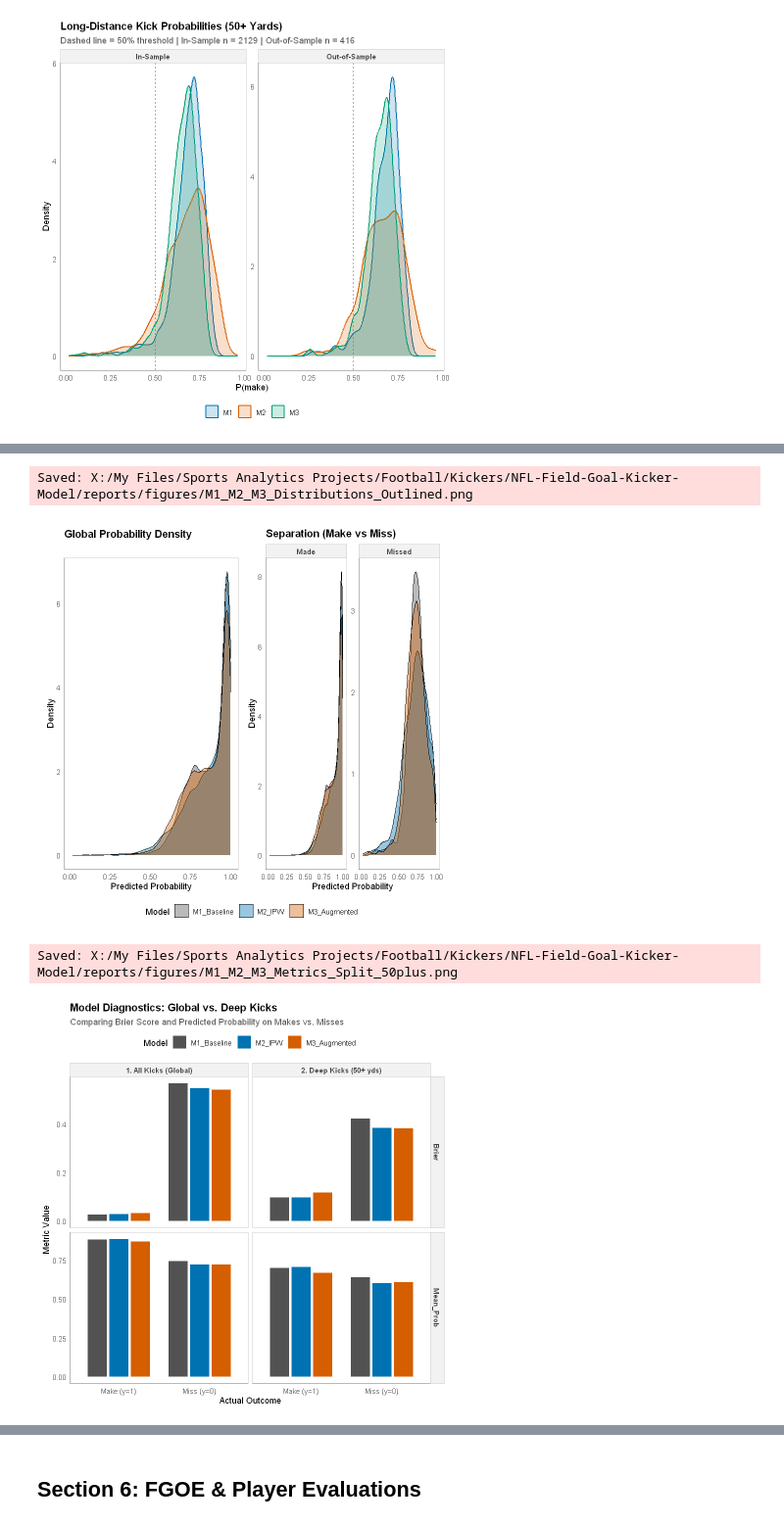
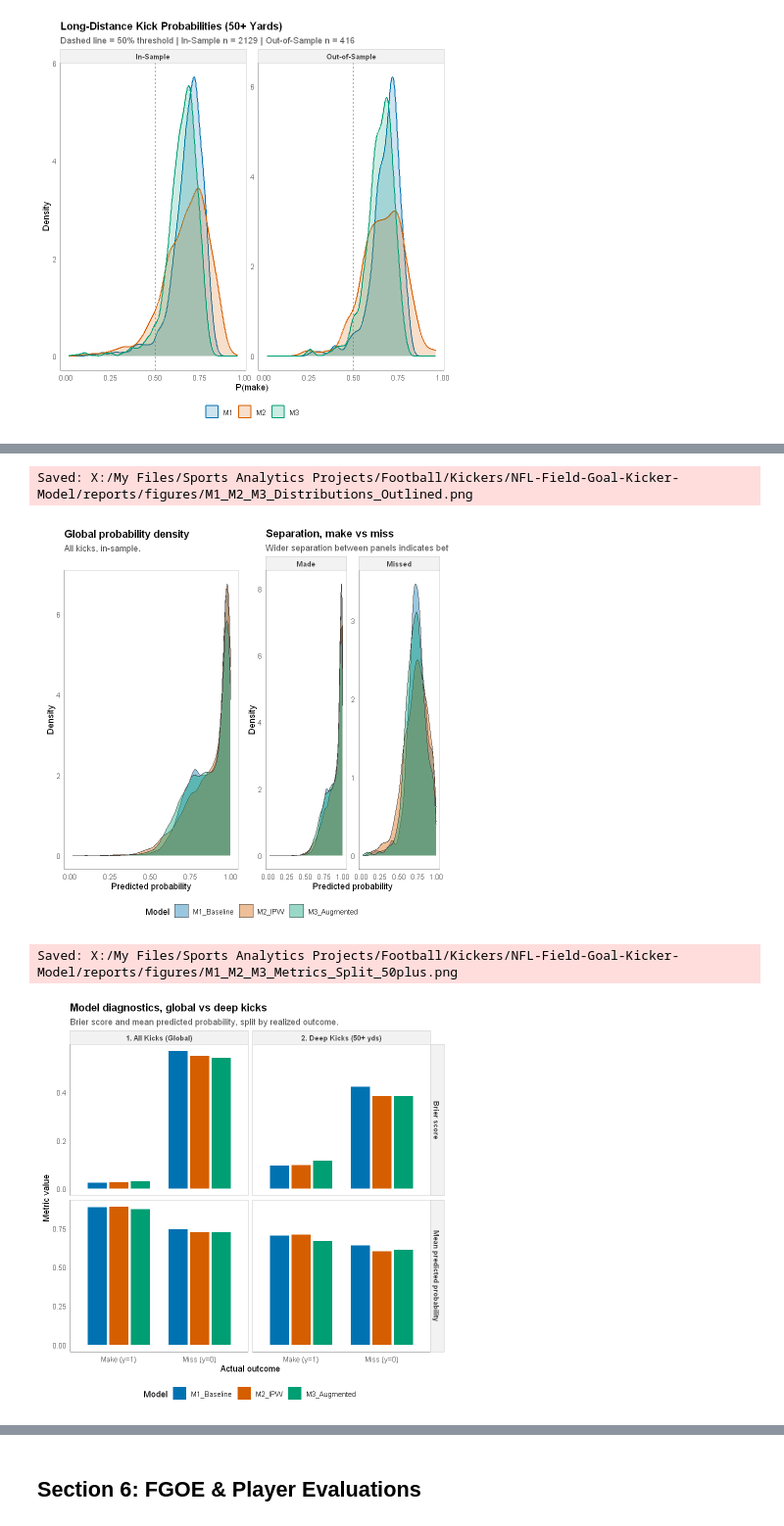
Before and after one commit to eker3777/NFL-Field-Goal-Kicker-Model, a Jupyter notebook: notebooks/05_visuals.ipynb, the cells around one changed output, grey strips where cells are left out. Shown at 98% size. Drawn from its saved outputs; the diff is of its cells as text; code cells hidden in the pictures.

```diff
--- a/notebooks/05_visuals.ipynb
+++ b/notebooks/05_visuals.ipynb
@@ -144,7 +144,9 @@ predict_safe <- function(fit, newdata) {
 # Color palettes
 model_cols <- c('M0' = '#525252', 'M1' = '#0072B2', 'M2' = '#D55E00', 'M3' = '#009E73')
 model_cols_3 <- c('M1' = '#0072B2', 'M2' = '#D55E00', 'M3' = '#009E73')
-cols_okabe_3 <- c("M1_Baseline" = "#525252", "M2_IPW" = "#0072B2", "M3_Augmented" = "#D55E00")
+# Model colours are fixed project-wide so a given model reads the same in every
+# figure: M0 grey, M1 blue, M2 orange, M3 green (Okabe-Ito, colour-blind safe).
+cols_okabe_3 <- c("M1_Baseline" = "#0072B2", "M2_IPW" = "#D55E00", "M3_Augmented" = "#009E73")
 cols_okabe_4 <- c("M0_Distance" = "grey", "M1_Baseline" = "#0072B2", "M2_IPW" = "#D55E00", "M3_Augmented" = "#009E73")
 weight_cols <- c("Standard Weight (<=1.0)" = "#0072B2", "High Weight (>1.0)" = "#D55E00")
 decision_cols <- c('FG' = '#0072B2', 'Punt' = '#525252', 'Go for It' = '#D55E00',
@@ -819,16 +821,20 @@ dist_plot_data_m1_m2_m3 <- comparison_df_m1_m2_m3 %>%
   mutate(Outcome = ifelse(kick_made == 1, "Made", "Missed"))
 
 p_dens_global <- ggplot(dist_plot_data_m1_m2_m3, aes(x = Probability, fill = Model)) +
-  geom_density(alpha = 0.4, color = "black", size = 0.3) +
+  geom_density(alpha = 0.4, colour = "grey25", linewidth = 0.3) +
   scale_fill_manual(values = cols_okabe_3) +
-  labs(title = "Global Probability Density", x = "Predicted Probability", y = "Density") +
+  labs(title = "Global probability density",
+       subtitle = "All kicks, in-sample.",
+       x = "Predicted probability", y = "Density") +
   theme_paper() + theme(legend.position = "bottom")
 
 p_dens_sep_outline <- ggplot(dist_plot_data_m1_m2_m3, aes(x = Probability, fill = Model)) +
-  geom_density(alpha = 0.4, color = "black", size = 0.3) +
+  geom_density(alpha = 0.4, colour = "grey25", linewidth = 0.3) +
   facet_wrap(~Outcome, scales = "free_y") +
   scale_fill_manual(values = cols_okabe_3) +
-  labs(title = "Separation (Make vs Miss)", x = "Predicted Probability", y = "Density") +
+  labs(title = "Separation, make vs miss",
+       subtitle = "Wider separation between panels indicates better discrimination.",
+       x = "Predicted probability", y = "Density") +
   theme_paper() + theme(legend.position = "bottom")
 
 fig2_outlined <- p_dens_global + p_dens_sep_outline + plot_layout(guides = "collect") & theme(legend.position = 'bottom')
@@ -836,32 +842,34 @@ print(fig2_outlined)
 save_fig(fig2_outlined, "M1_M2_M3_Distributions_Outlined.png", w = 12, h = 8)
 # %% [output]
 Saved: X:/My Files/Sports Analytics Projects/Football/Kickers/NFL-Field-Goal-Kicker-Model/reports/figures/M1_M2_M3_Distributions_Outlined.png
-[figure, old version]
+[figure, new version]
 # %%
-# --- Model Diagnostics: Global vs. Deep Kicks ---
+# --- Model diagnostics, global vs deep kicks ---
 metrics_global <- calc_metrics_subset(comparison_df_m1_m2_m3, "1. All Kicks (Global)")
 metrics_deep <- calc_metrics_subset(comparison_df_m1_m2_m3 %>% filter(kick_distance >= 50), "2. Deep Kicks (50+ yds)")
 
 plot_data_split <- bind_rows(metrics_global, metrics_deep) %>%
-  pivot_longer(cols = c(Brier, Mean_Prob), names_to = "Metric", values_to = "Value")
+  pivot_longer(cols = c(Brier, Mean_Prob), names_to = "Metric", values_to = "Value") %>%
+  dplyr::mutate(Metric = dplyr::recode(Metric,
+    Brier = "Brier score", Mean_Prob = "Mean predicted probability"))
 
 p_split_metrics <- ggplot(plot_data_split, aes(x = Outcome_Label, y = Value, fill = Model)) +
   geom_bar(stat = "identity", position = position_dodge(width = 0.8), width = 0.7) +
   facet_grid(Metric ~ Subset, scales = "free_y") +
   scale_fill_manual(values = cols_okabe_3) +
   labs(
-    title = "Model Diagnostics: Global vs. Deep Kicks",
-    subtitle = "Comparing Brier Score and Predicted Probability on Makes vs. Misses",
-    x = "Actual Outcome",
-    y = "Metric Value"
+    title = "Model diagnostics, global vs deep kicks",
+    subtitle = "Brier score and mean predicted probability, split by realized outcome.",
+    x = "Actual outcome",
+    y = "Metric value"
   ) +
   theme_paper() +
-  theme(legend.position = "top", strip.text = element_text(face = "bold"))
+  theme(legend.position = "bottom", strip.text = element_text(face = "bold"))
 print(p_split_metrics)
 save_fig(p_split_metrics, "M1_M2_M3_Metrics_Split_50plus.png", w = 12, h = 8)
 # %% [output]
 Saved: X:/My Files/Sports Analytics Projects/Football/Kickers/NFL-Field-Goal-Kicker-Model/reports/figures/M1_M2_M3_Metrics_Split_50plus.png
-[figure, old version]
+[figure, new version]
 # %%
 # --- M3 Augmentation Weight Sensitivity ---
 grid_df <- readr::read_csv(file.path(reports_dir, 'xfg_success', 'm3_weight_grid.csv'), show_col_types = FALSE) %>%
```
Also changed, not shown: parts of 25 cells of this notebook, 31 other files.
